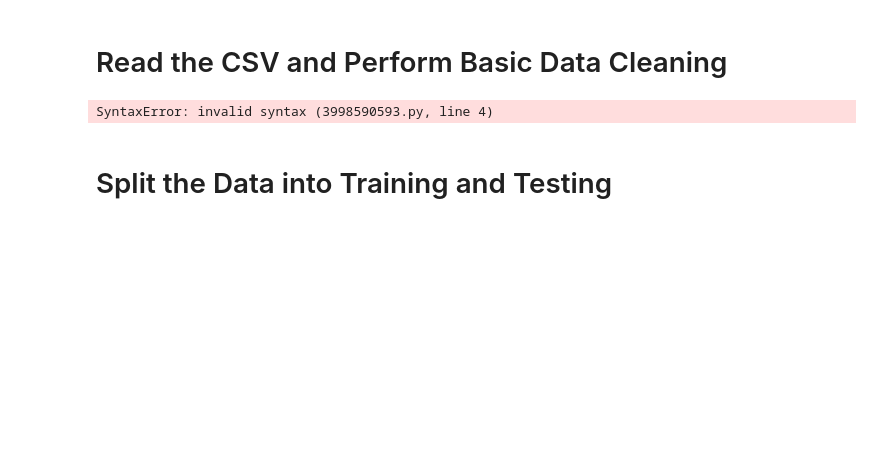
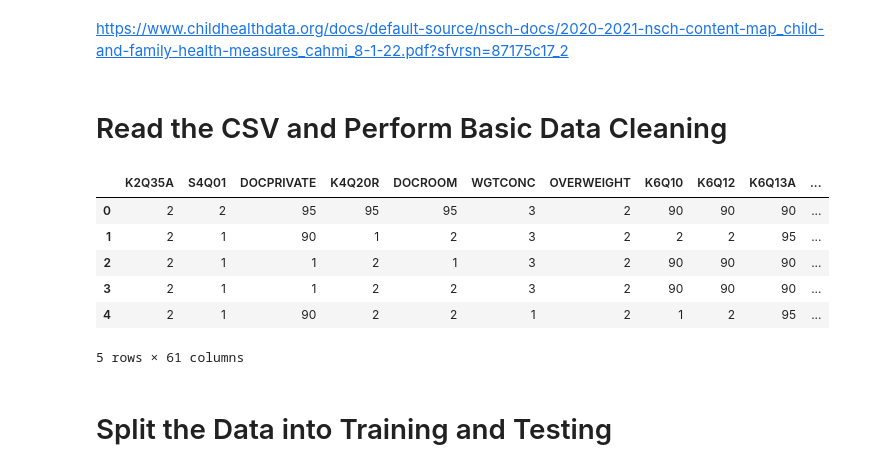
Before and after one commit to Tara-Lightner/Sensory_Needs_Occupational_Therapy, a Jupyter notebook: Machine_Learning_Model/Supervised_Learning/Ensemble_File.ipynb, the cells around one changed output. Saved outputs shown, nothing was run; the diff lists cells and outputs as text; code cells hidden in the pictures; blank space fills up the shorter version.

```diff
--- a/Machine_Learning_Model/Supervised_Learning/Ensemble_File.ipynb
+++ b/Machine_Learning_Model/Supervised_Learning/Ensemble_File.ipynb
@@ -15,5 +16,7 @@ from sklearn.metrics import balanced_accuracy_score
 from sklearn.metrics import confusion_matrix
 from imblearn.metrics import classification_report_imbalanced
+# %% [markdown]
+https://www.childhealthdata.org/docs/default-source/nsch-docs/2020-2021-nsch-content-map_child-and-family-health-measures_cahmi_8-1-22.pdf?sfvrsn=87175c17_2
 # %% [markdown]
 # Read the CSV and Perform Basic Data Cleaning
 # %%
@@ -90,47 +92,53 @@ columns = [
 target = ["K2Q35A"]
 # %%
 # Load the data 'C:/Users/tligh/Desktop/Sensory_Needs_Occupational_Therapy/Data/2019-2020 NSCH_Topical_CAHMI_DRC_Original.csv'
-file_path = Path('../../Data/2019-2020 NSCH_Topical_CAHMI_DRC_Original.csv'
+file_path = Path('../../Data/2019-2020 NSCH_Topical_CAHMI_DRC_Original.csv')
 #file_path = Path('2019-2020 NSCH_Topical_CAHMI_DRC_Original.csv')
-encoded_df = pd.read_csv(file_path, skiprows=1)[:-2]
-encoded_df = df.loc[:, columns].copy()
+df = pd.read_csv(file_path)
+df = df.loc[:, columns].copy()
 
 # Drop the null columns where all values are null
 df = df.dropna(axis='columns', how='all')
 
 # Drop the null rows
 df = df.dropna()
 
 # Remove the `Issued` loan status
 issued_mask = df['K2Q35A'] != 'Issued'
 df = df.loc[issued_mask]
 
 # convert interest rate to numerical
 #df['int_rate'] = df['int_rate'].str.replace('%', '')
 #df['int_rate'] = df['int_rate'].astype('float') / 100
 
 ######
 # Convert the target column values to mild_severity, moderate_severity, severe_severity
 # mild_severity, moderate_severity and severe_severity are based on their values
 # Code = 1 Mild, 2 Moderate, 3 Severe
 
 # mild_severity
-x = {'K2Q35C': '1'}
-df = load_original_df.replace(x)
+#x = {'K2Q35C': '1'}
+#df = df.replace(x)
 
 # moderate_severity is
-x = {'K2Q35C': '2'}
-df = load_original_df.replace(x)
+#x = {'K2Q35C': '2'}
+#df = df.replace(x)
 
 # severe_severity
-x = {'K2Q35C': '3'}
-df = load_original_df.replace(x)
+#x = {'K2Q35C': '3'}
+#df = df.replace(x)
 
-df.reset_index(inplace=True, drop=True)
+#df.reset_index(inplace=True, drop=True)
 
 df.head()
 # %% [output]
+|  | K2Q35A | S4Q01 | DOCPRIVATE | K4Q20R | DOCROOM | WGTCONC | OVERWEIGHT | K6Q10 | K6Q12 | K6Q13A | ... |
+| 0 | 2 | 2 | 95 | 95 | 95 | 3 | 2 | 90 | 90 | 90 | ... |
+| 1 | 2 | 1 | 90 | 1 | 2 | 3 | 2 | 2 | 2 | 95 | ... |
+| 2 | 2 | 1 | 1 | 2 | 1 | 3 | 2 | 90 | 90 | 90 | ... |
+| 3 | 2 | 1 | 1 | 2 | 2 | 3 | 2 | 90 | 90 | 90 | ... |
+| 4 | 2 | 1 | 90 | 2 | 2 | 1 | 2 | 1 | 2 | 95 | ... |
-SyntaxError: invalid syntax (3998590593.py, line 4)
+5 rows × 61 columns
 # %% [markdown]
 # Split the Data into Training and Testing
 # %%
```
Also changed, not shown: parts of 19 cells of this notebook, 10 other files.
